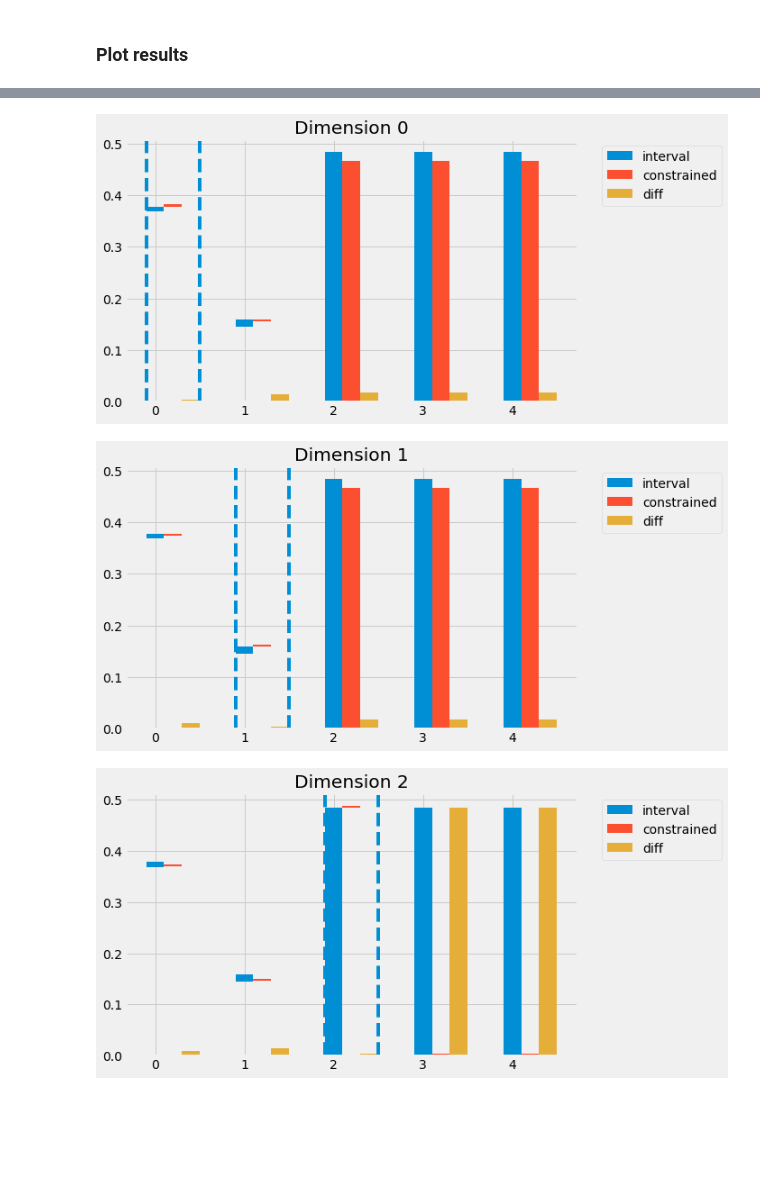
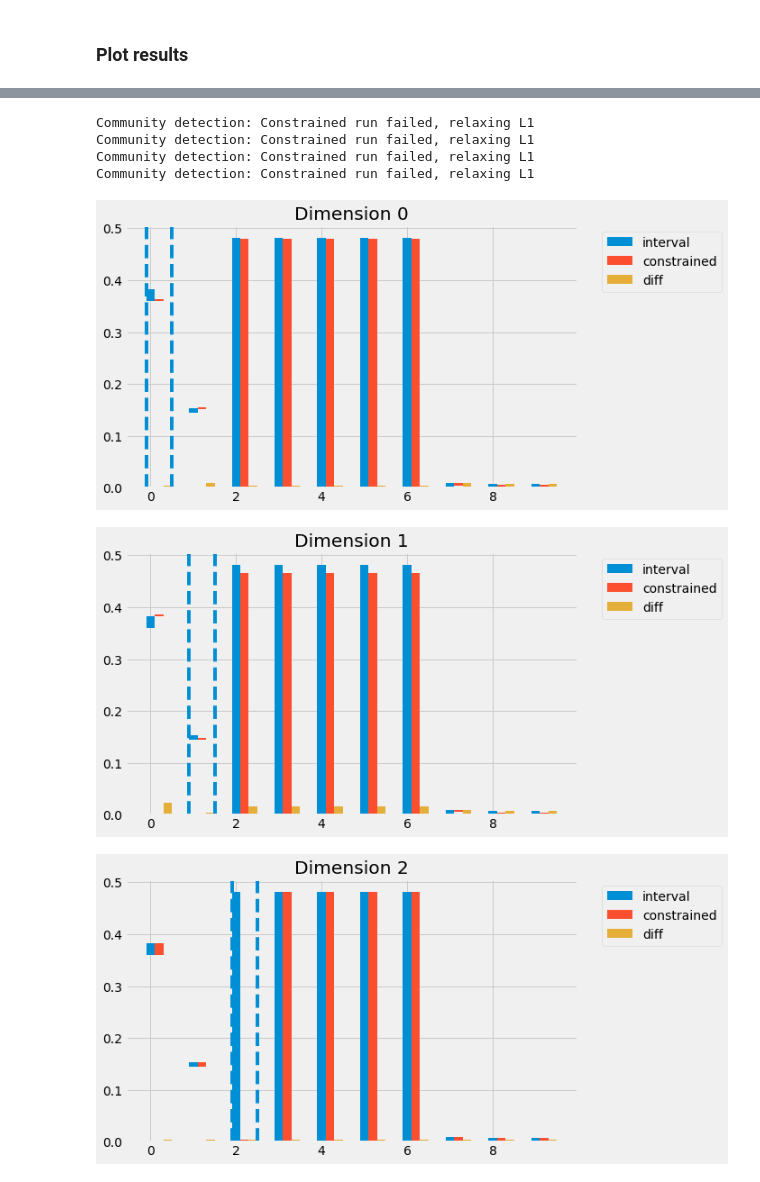
Before and after one commit to lpfann/fri, a Jupyter notebook: notebooks/Test_conRanges.ipynb, the cells around one changed output, grey strips where cells are left out. Drawn from its saved outputs; the diff is of its cells as text; code cells hidden in the pictures; blank space fills up the shorter version.

```diff
--- a/notebooks/Test_conRanges.ipynb
+++ b/notebooks/Test_conRanges.ipynb
@@ -2,6 +2,6 @@
 ## Classification data
 # %%
 from fri import genClassificationData
-X,y = genClassificationData(n_samples=200, n_features=5,n_strel=2, n_redundant=3,
+X,y = genClassificationData(n_samples=200, n_features=10,n_strel=2, n_redundant=5,
                     n_repeated=0, flip_y=0,random_state=2)
 # %% [output]
@@ -50,6 +55,11 @@ import numpy as np
 plt.style.use('fivethirtyeight')
 # %%
 fri.community_detection2(X_scaled,y)
+# %% [output]
+Community detection: Constrained run failed, relaxing L1
+Community detection: Constrained run failed, relaxing L1
+Community detection: Constrained run failed, relaxing L1
+Community detection: Constrained run failed, relaxing L1
 # %%
 def plotbars(bars,names,X,di):
     d = X.shape[1]
@@ -80,10 +90,10 @@ def plotbars(bars,names,X,di):
 # %%
 for d in range(X.shape[1]):
     ints = fri.interval_
-    conr = fri.constrained_ranges_max
-    condiff = fri.constrained_ranges_diff_max[d]
+    conr = fri.constrained_ranges_min
+    condiff = fri.constrained_ranges_diff_min[d]
     plotbars([ints,conr[d],condiff],["interval","constrained","diff"],X,d)
 # %% [output]
-[figure, old version]
+[figure, new version]
-[figure, old version]
+[figure, new version]
-[figure, old version]
+[figure, new version]
```
Also changed, not shown: parts of 9 cells of this notebook, 3 other files.
